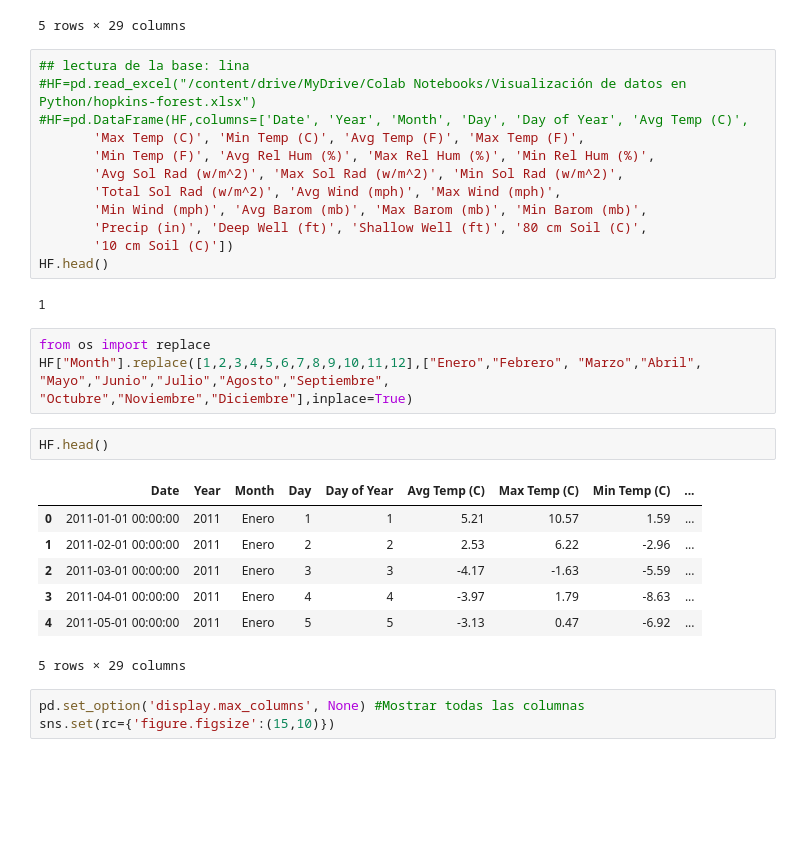
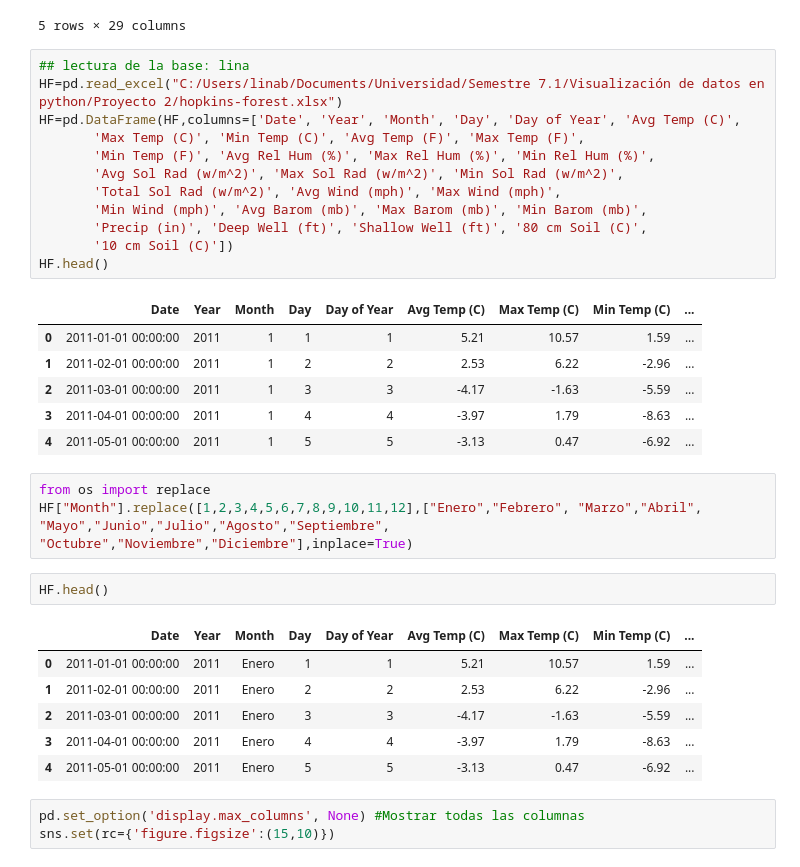
Before and after one commit to MiguelAngelZZ/PROYECTO-2-ENTREGA, a Jupyter notebook: Miguel_Avila_y_Lina_Buitrago_Entrega2.ipynb, the cells around one changed output. Cells and saved outputs as stored; diff of their text form; blank space fills up the shorter version.

```diff
--- a/Miguel_Avila_y_Lina_Buitrago_Entrega2.ipynb
+++ b/Miguel_Avila_y_Lina_Buitrago_Entrega2.ipynb
@@ -51,18 +51,23 @@ HF.head()
 5 rows × 29 columns
 # %%
 ## lectura de la base: lina
-#HF=pd.read_excel("/content/drive/MyDrive/Colab Notebooks/Visualización de datos en Python/hopkins-forest.xlsx")
-#HF=pd.DataFrame(HF,columns=['Date', 'Year', 'Month', 'Day', 'Day of Year', 'Avg Temp (C)',
+HF=pd.read_excel("C:/Users/linab/Documents/Universidad/Semestre 7.1/Visualización de datos en python/Proyecto 2/hopkins-forest.xlsx")
+HF=pd.DataFrame(HF,columns=['Date', 'Year', 'Month', 'Day', 'Day of Year', 'Avg Temp (C)',
        'Max Temp (C)', 'Min Temp (C)', 'Avg Temp (F)', 'Max Temp (F)',
        'Min Temp (F)', 'Avg Rel Hum (%)', 'Max Rel Hum (%)', 'Min Rel Hum (%)',
        'Avg Sol Rad (w/m^2)', 'Max Sol Rad (w/m^2)', 'Min Sol Rad (w/m^2)',
        'Total Sol Rad (w/m^2)', 'Avg Wind (mph)', 'Max Wind (mph)',
        'Min Wind (mph)', 'Avg Barom (mb)', 'Max Barom (mb)', 'Min Barom (mb)',
        'Precip (in)', 'Deep Well (ft)', 'Shallow Well (ft)', '80 cm Soil (C)',
        '10 cm Soil (C)'])
 HF.head()
 # %% [output]
-1
+|  | Date | Year | Month | Day | Day of Year | Avg Temp (C) | Max Temp (C) | Min Temp (C) | ... |
+| 0 | 2011-01-01 00:00:00 | 2011 | 1 | 1 | 1 | 5.21 | 10.57 | 1.59 | ... |
+| 1 | 2011-02-01 00:00:00 | 2011 | 1 | 2 | 2 | 2.53 | 6.22 | -2.96 | ... |
+| 2 | 2011-03-01 00:00:00 | 2011 | 1 | 3 | 3 | -4.17 | -1.63 | -5.59 | ... |
+| 3 | 2011-04-01 00:00:00 | 2011 | 1 | 4 | 4 | -3.97 | 1.79 | -8.63 | ... |
+| 4 | 2011-05-01 00:00:00 | 2011 | 1 | 5 | 5 | -3.13 | 0.47 | -6.92 | ... |
 # %%
 from os import replace
 HF["Month"].replace([1,2,3,4,5,6,7,8,9,10,11,12],["Enero","Febrero", "Marzo","Abril",
@@ -76,7 +81,6 @@ HF.head()
 | 2 | 2011-03-01 00:00:00 | 2011 | Enero | 3 | 3 | -4.17 | -1.63 | -5.59 | ... |
 | 3 | 2011-04-01 00:00:00 | 2011 | Enero | 4 | 4 | -3.97 | 1.79 | -8.63 | ... |
 | 4 | 2011-05-01 00:00:00 | 2011 | Enero | 5 | 5 | -3.13 | 0.47 | -6.92 | ... |
-5 rows × 29 columns
 # %%
 pd.set_option('display.max_columns', None) #Mostrar todas las columnas
 sns.set(rc={'figure.figsize':(15,10)})
```
Also changed, not shown: parts of 16 cells of this notebook.
